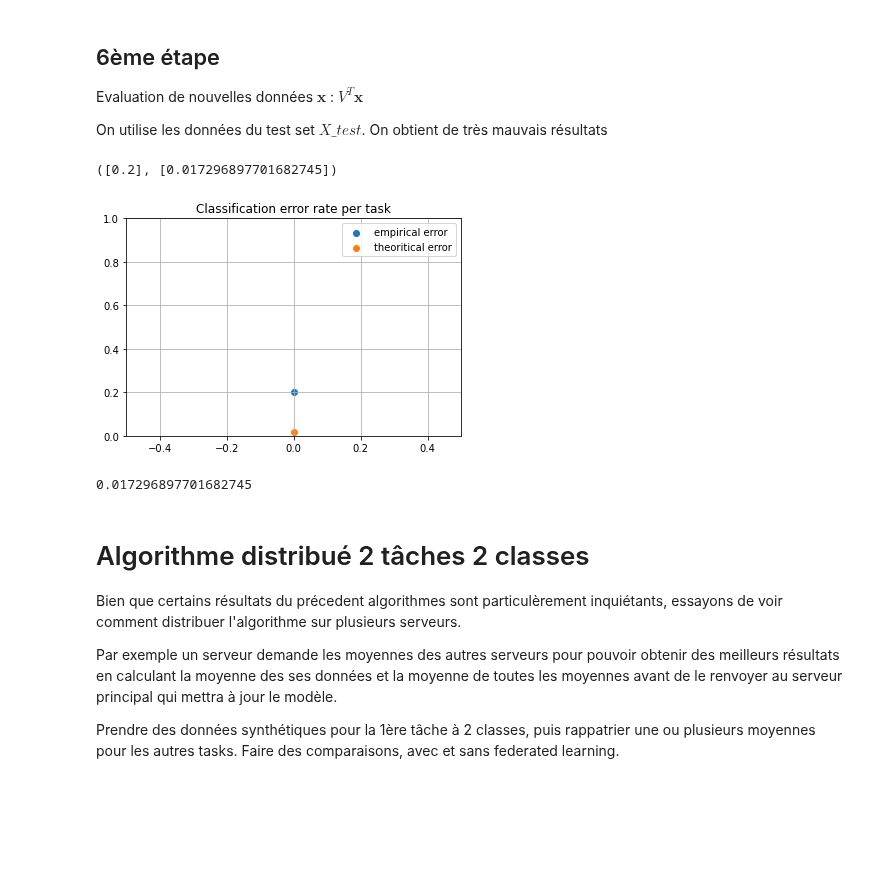
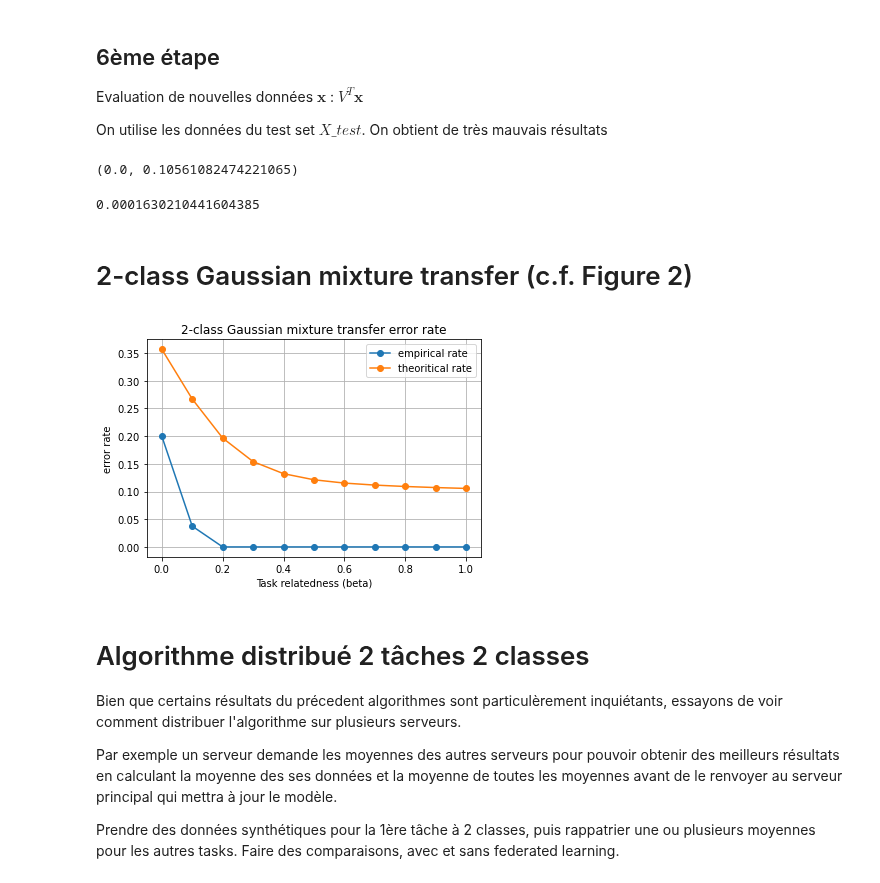
Before and after one commit to Sami-fak/DistributedMTLSPCA, a Jupyter notebook: binary-based_MTL.ipynb, the cells around one changed output. Drawn from its saved outputs; the diff is of its cells as text; code cells hidden in the pictures; blank space fills up the shorter version.

```diff
--- a/binary-based_MTL.ipynb
+++ b/binary-based_MTL.ipynb
@@ -405,12 +422,13 @@ def error_rate(m_t):
 # %%
-def plot_error_rate(X_test, m_t, nb_tasks, nb_classes, n_t):
+def compute_error_rate(X_test, m_t, nb_tasks, nb_classes, n_t, display = False):
     """
     Compute and plot classification error rate on test set
     """
-    rate = []
+    emp_rate = []
+    error = 0
+    n = 0
     for t in range(nb_tasks):
         n = sum(n_t[t])
-        error = 0
         for l in range(nb_classes):
             for i in range(n_t[t][l]):
                 # on prend la transposée pour pouvoir travailler avec les colonnes
@@ -420,26 +438,60 @@ def plot_error_rate(X_test, m_t, nb_tasks, nb_classes, n_t):
                     error +=1
                 elif (score == -1 and l == 0):
                     error += 1
-        rate.append(error/n)
+        emp_rate.append(error/n)
 
-    plt.scatter(range(nb_tasks), rate, label="empirical error")
-    plt.scatter(range(nb_tasks), [error_rate(m_t[i]) for i in range(nb_tasks)], label="theoritical error")
-    plt.grid()
-    plt.ylim((0,1))
-    plt.xlim((-0.5, 0.5))
-    plt.legend()
-    plt.title(f"Classification error rate per task")
+    if display:
+        plot_error_rate(nb_tasks, emp_rate, error_rate, m_t)
 
-    return rate, [error_rate(m_t[i]) for i in range(nb_tasks)]
+    return np.mean(emp_rate), np.mean([error_rate(m_t[i]) for i in range(nb_tasks)])
 # %%
-plot_error_rate(X_test, m_t, t, m, n_t_test)
+compute_error_rate(X_test, m_t, t, m, n_t_test)
 # %% [output]
-([0.2], [0.017296897701682745])
+(0.0, 0.10561082474221065)
-[figure, removed]
 # %%
-error_rate(m_t[0])
+error_rate(m_t[1])
 # %% [output]
-0.017296897701682745
+0.0001630210441604385
+# %% [markdown]
+# 2-class Gaussian mixture transfer (c.f. Figure 2)
+# %%
+n = 2200
+p = 100
+m = 2
+t = 2
+beta = np.arange(0,1.1,0.1)
+n_t = [[1000,1000], [50, 50]]
+emp_rate, th_rate = [], []
+for b in beta:
+    M = mean_matrix(b, p)
+    X = gaussian_synthetic_data(n, p, m, t, n_t, M)
+    X = normalisation(X, t, m)
+    # ca change de tout de normaliser
+    X_train, X_test, n_t_train, n_t_test = train_test_split_data(X, 0.6, t, m)
+    #y = create_labels(t,m)
+    M_mean = empirical_mean(t, m, X_train, p, n_t_train)
+    c = estimate_c(n_t, n, t, m)
+    Dc = np.diag(c)
+    correlation_matrix = compute_M_cal(n,p,Dc,M_mean, display=False)
+    y = label_evaluation(t,m,Dc,correlation_matrix)
+    X_train_aggregated = aggregate_array(X_train, p, n, t, m)
+    X_test_aggregated = aggregate_array(X_train, p, n, t, m)
+    J = create_J(m, t, n, n_t_train)
+    V = compute_V(y, X_train_aggregated, J)
+    m_t = create_mt(t, m, y, Dc, correlation_matrix, k, l)
+    emp_rate.append(compute_error_rate(X_test, m_t, t, m, n_t_test)[0])
+    th_rate.append(compute_error_rate(X_test, m_t, t, m, n_t_test)[1])
+
+plt.plot(beta, emp_rate, '-o', label='empirical rate')
+plt.plot(beta, th_rate, '-o', label='theoritical rate')
+plt.legend()
+plt.title("2-class Gaussian mixture transfer error rate")
+plt.xlabel("Task relatedness (beta)")
+plt.ylabel("error rate")
+plt.grid()
+plt.show()
+# %% [output]
+[figure, added]
 # %% [markdown]
 # Algorithme distribué 2 tâches 2 classes
 Bien que certains résultats du précedent algorithmes sont particulèrement inquiétants, essayons de voir comment distribuer l'algorithme sur plusieurs serveurs.
```
Also changed, not shown: parts of 13 cells of this notebook.
